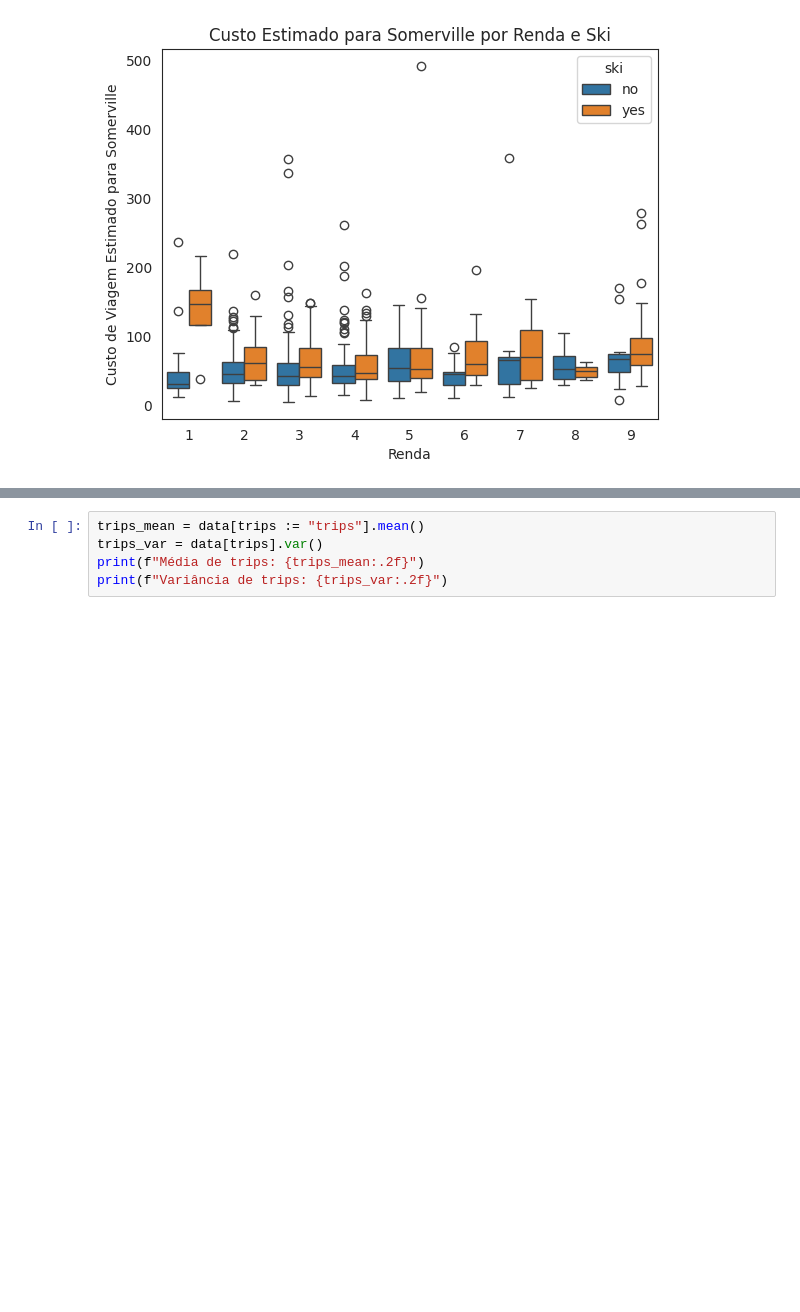
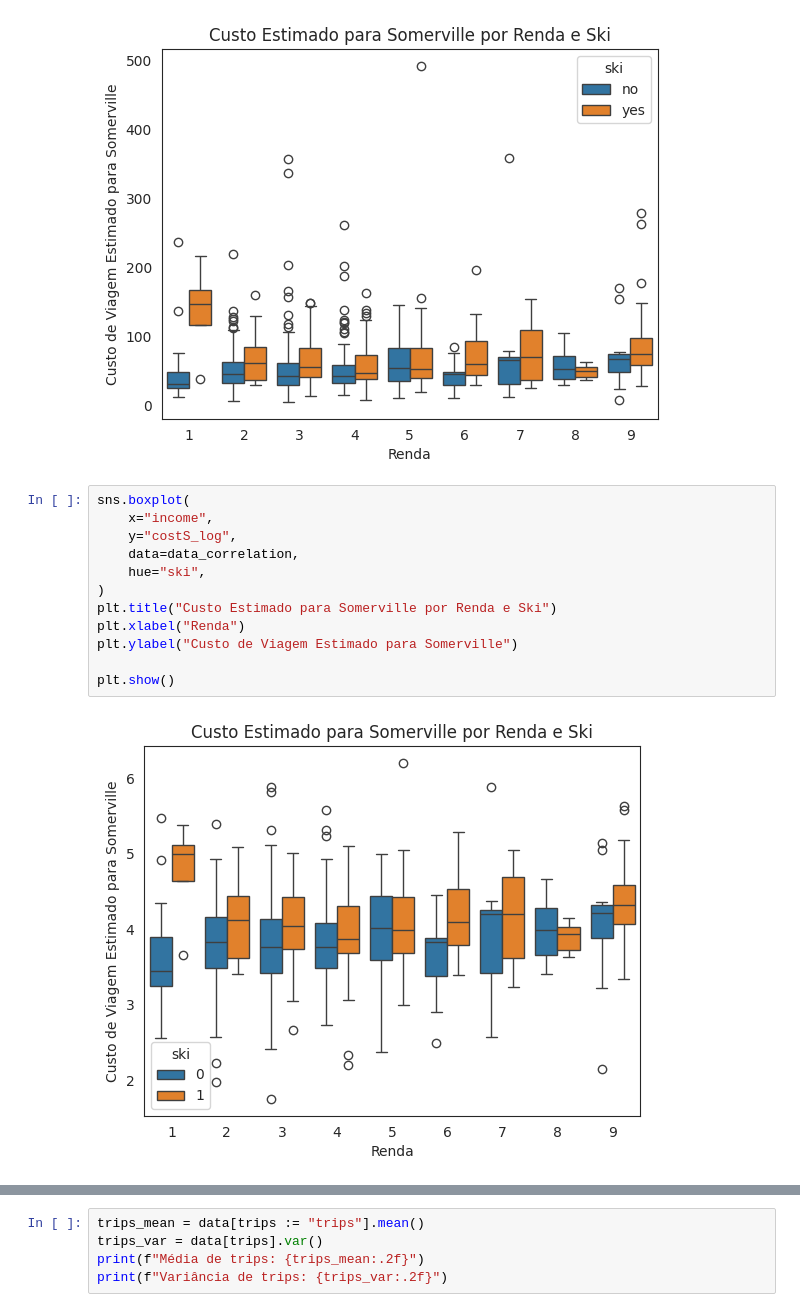
Before and after one commit to scrocha/modelagem-estatistica-A2, a Jupyter notebook: trabalho.ipynb, the cells around one changed output, grey strips where cells are left out. Drawn from its saved outputs; the diff is of its cells as text; blank space fills up the shorter version.

```diff
--- a/trabalho.ipynb
+++ b/trabalho.ipynb
@@ -309,3 +375,17 @@ plt.ylabel("Custo de Viagem Estimado para Somerville")
 plt.show()
 # %% [output]
 [figure]
+# %%
+sns.boxplot(
+    x="income",
+    y="costS_log",
+    data=data_correlation,
+    hue="ski",
+)
+plt.title("Custo Estimado para Somerville por Renda e Ski")
+plt.xlabel("Renda")
+plt.ylabel("Custo de Viagem Estimado para Somerville")
+
+plt.show()
+# %% [output]
+[figure, added]
```
Also changed, not shown: parts of 38 cells of this notebook.
